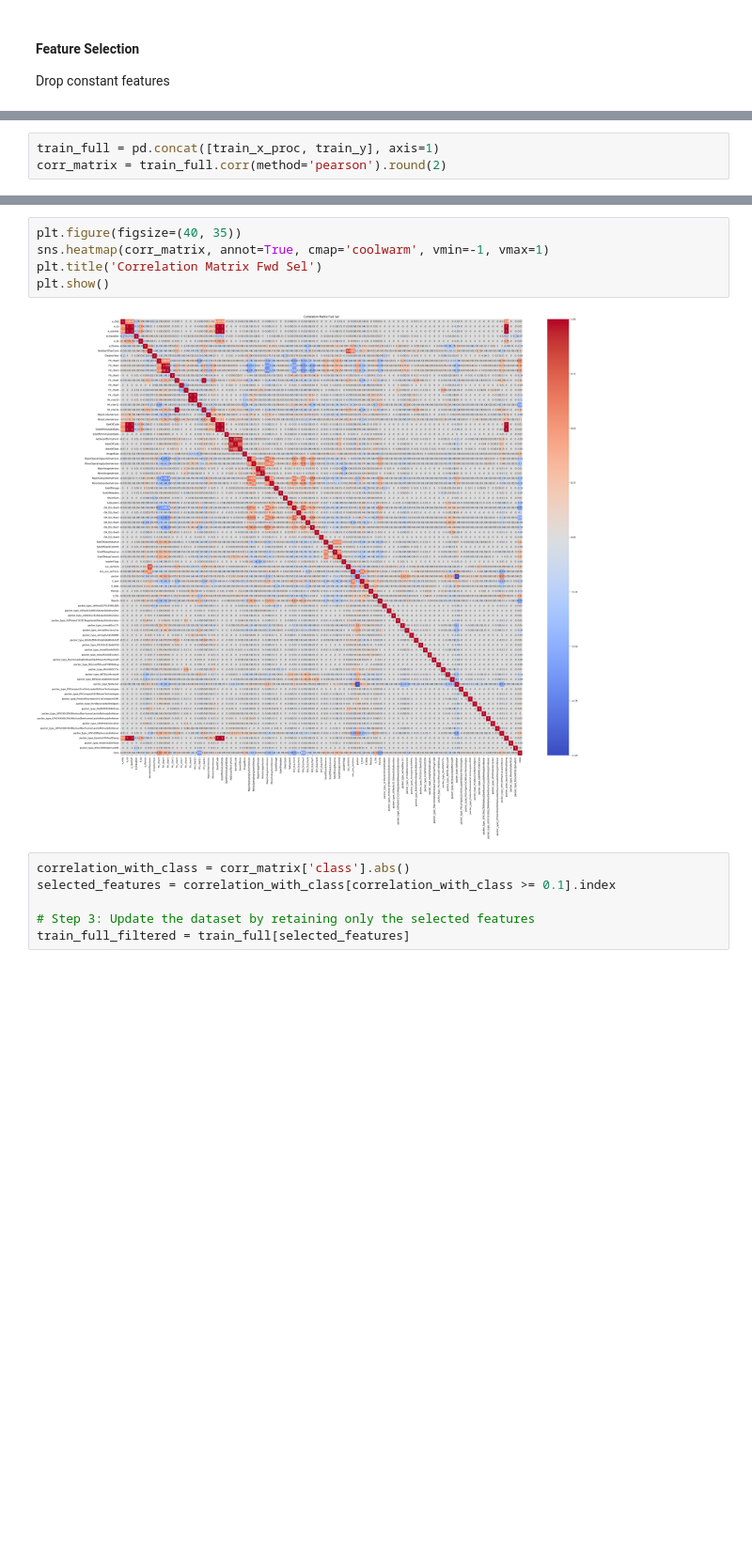
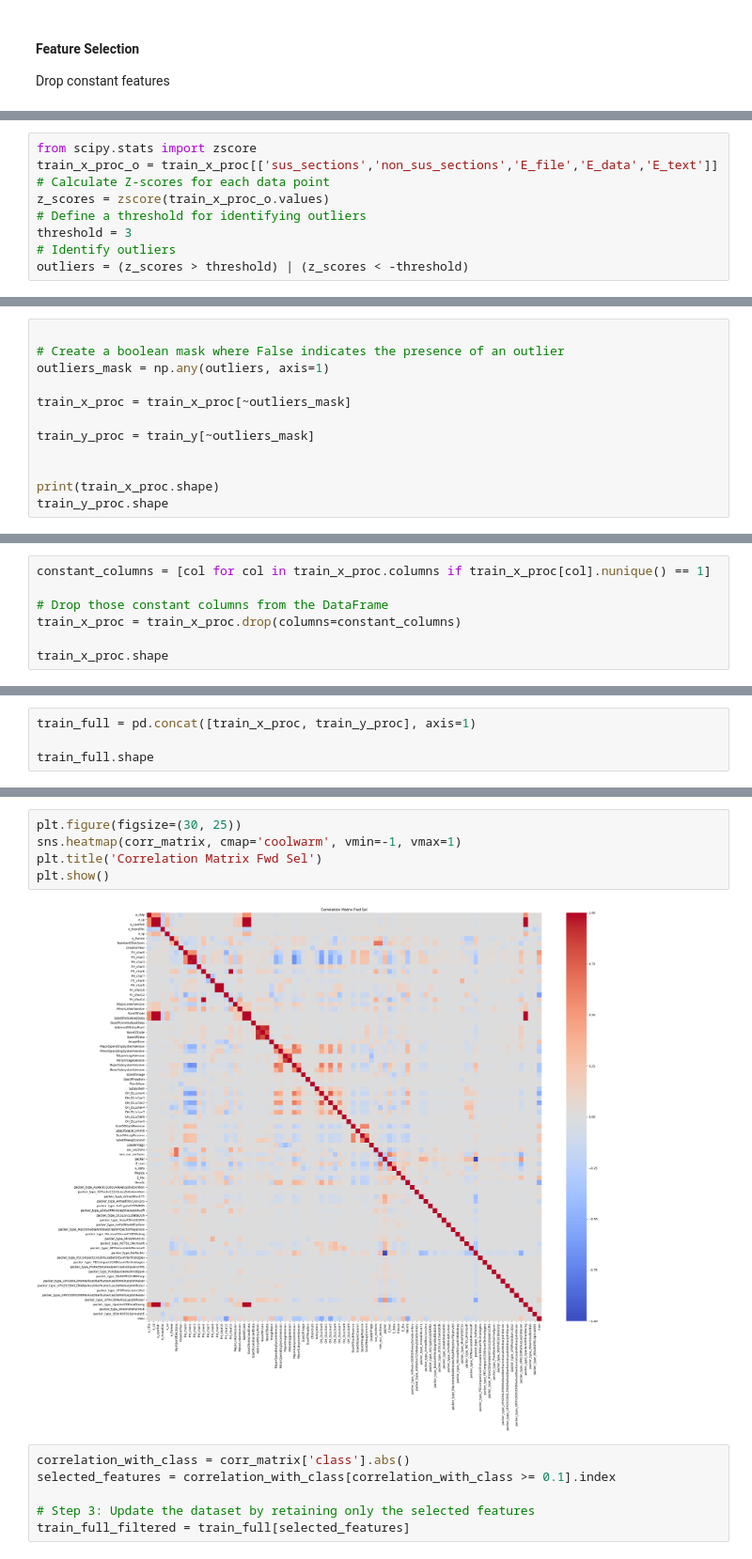
Before and after one commit to Dema00/ml-analysis-project, a Jupyter notebook: notebook.ipynb, the cells around one changed output, grey strips where cells are left out. Shown at 94% size. Drawn from its saved outputs; the diff is of its cells as text; blank space fills up the shorter version.

```diff
--- a/notebook.ipynb
+++ b/notebook.ipynb
@@ -123,0 +266,9 @@ train_x_proc.shape
+# %%
+from scipy.stats import zscore
+train_x_proc_o = train_x_proc[['sus_sections','non_sus_sections','E_file','E_data','E_text']]
+# Calculate Z-scores for each data point
+z_scores = zscore(train_x_proc_o.values)
+# Define a threshold for identifying outliers
+threshold = 3
+# Identify outliers
+outliers = (z_scores > threshold) | (z_scores < -threshold)
@@ -123,0 +300,12 @@ train_x_proc.shape
+# %%
+
+# Create a boolean mask where False indicates the presence of an outlier
+outliers_mask = np.any(outliers, axis=1)
+
+train_x_proc = train_x_proc[~outliers_mask]
+
+train_y_proc = train_y[~outliers_mask]
+
+
+print(train_x_proc.shape)
+train_y_proc.shape
@@ -123,0 +315,7 @@ train_x_proc.shape
+# %%
+constant_columns = [col for col in train_x_proc.columns if train_x_proc[col].nunique() == 1]
+
+# Drop those constant columns from the DataFrame
+train_x_proc = train_x_proc.drop(columns=constant_columns)
+
+train_x_proc.shape
@@ -124,3 +324,4 @@ train_x_proc.shape
 # %%
-train_full = pd.concat([train_x_proc, train_y], axis=1)
-corr_matrix = train_full.corr(method='pearson').round(2)
+train_full = pd.concat([train_x_proc, train_y_proc], axis=1)
+
+train_full.shape
@@ -127,10 +332,10 @@ corr_matrix = train_full.corr(method='pearson').round(2)
 # %%
-plt.figure(figsize=(40, 35))
-sns.heatmap(corr_matrix, annot=True, cmap='coolwarm', vmin=-1, vmax=1)
+plt.figure(figsize=(30, 25))
+sns.heatmap(corr_matrix, cmap='coolwarm', vmin=-1, vmax=1)
 plt.title('Correlation Matrix Fwd Sel')
 plt.show()
 # %% [output]
-[figure, old version]
+[figure, new version]
 # %%
 correlation_with_class = corr_matrix['class'].abs()
 selected_features = correlation_with_class[correlation_with_class >= 0.1].index
```
Also changed, not shown: parts of 82 cells of this notebook, 1 other file.
